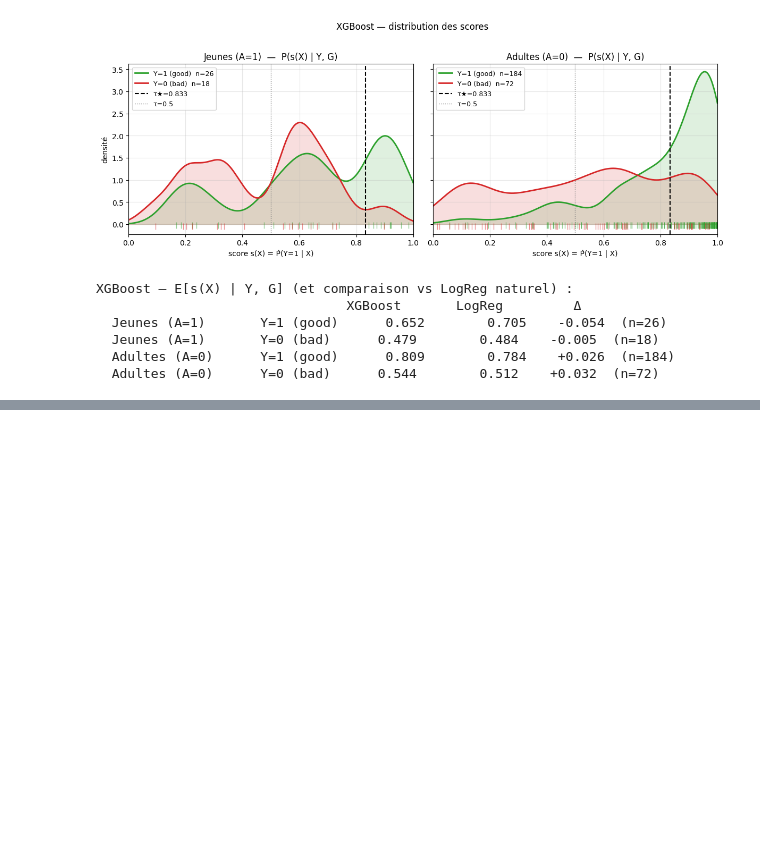
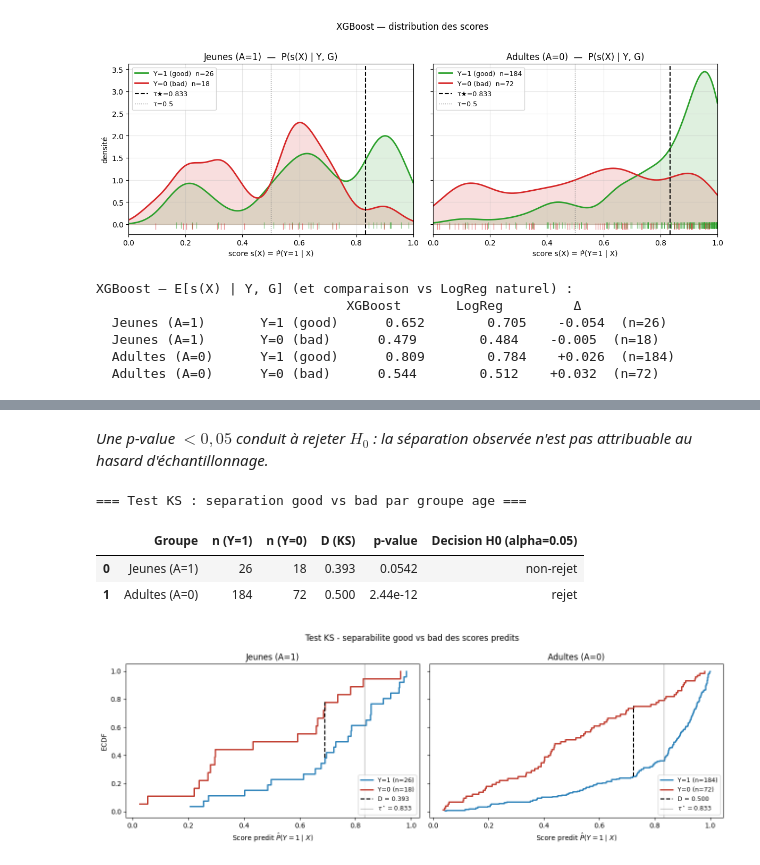
Before and after one commit to saraelmoun/fairness-tradeoffs-german-credit, a Jupyter notebook: notebooks/GermanSamedi.ipynb, the cells around one changed output, grey strips where cells are left out. Drawn from its saved outputs; the diff is of its cells as text; code cells hidden in the pictures; blank space fills up the shorter version.

```diff
--- a/notebooks/GermanSamedi.ipynb
+++ b/notebooks/GermanSamedi.ipynb
@@ -2214,0 +1907,63 @@ Jeunes en zone [0.5, 0.833) — top 15 par |pouvoir discriminant local|
+# %% [markdown]
+*Une p-value $< 0{,}05$ conduit à rejeter $H_0$ : la séparation observée n'est pas attribuable au hasard d'échantillonnage.*
+# %%
+from scipy.stats import ks_2samp
+import numpy as np
+import pandas as pd
+import matplotlib.pyplot as plt
+
+A = np.asarray(A_test); y = np.asarray(y_test)
+mask_young = (A == 1); mask_adult = (A == 0)
+
+# Scores predits P(Y=1 | X) par (groupe age, label)
+s_y_good = proba_test[mask_young & (y == 1)]
+s_y_bad  = proba_test[mask_young & (y == 0)]
+s_a_good = proba_test[mask_adult & (y == 1)]
+s_a_bad  = proba_test[mask_adult & (y == 0)]
+
+# Test KS a deux echantillons (bilateral)
+ks_young = ks_2samp(s_y_good, s_y_bad)
+ks_adult = ks_2samp(s_a_good, s_a_bad)
+
+res = pd.DataFrame({
+    'Groupe':                    ['Jeunes (A=1)', 'Adultes (A=0)'],
+    'n (Y=1)':                   [len(s_y_good),  len(s_a_good)],
+    'n (Y=0)':                   [len(s_y_bad),   len(s_a_bad)],
+    'D (KS)':                    [round(ks_young.statistic, 3), round(ks_adult.statistic, 3)],
+    'p-value':                   [f'{ks_young.pvalue:.3g}',     f'{ks_adult.pvalue:.3g}'],
+    'Decision H0 (alpha=0.05)':  ['rejet' if ks_young.pvalue < 0.05 else 'non-rejet',
+                                  'rejet' if ks_adult.pvalue < 0.05 else 'non-rejet'],
+})
+print('=== Test KS : separation good vs bad par groupe age ===')
+display(res)
+
+# Visualisation : D = ecart vertical maximal entre les deux ECDF
+fig, axes = plt.subplots(1, 2, figsize=(13, 4.5), sharey=True)
+
+def plot_ecdf(ax, s_good, s_bad, title, D):
+    g = np.sort(s_good); b = np.sort(s_bad)
+    Fg = np.arange(1, len(g)+1) / len(g)
+    Fb = np.arange(1, len(b)+1) / len(b)
+    ax.step(g, Fg, where='post', color='#2980B9', lw=2, label=f'Y=1 (n={len(g)})')
+    ax.step(b, Fb, where='post', color='#C0392B', lw=2, label=f'Y=0 (n={len(b)})')
+    grid = np.sort(np.unique(np.concatenate([g, b])))
+    Fg_g = np.searchsorted(g, grid, side='right') / len(g)
+    Fb_g = np.searchsorted(b, grid, side='right') / len(b)
+    i = int(np.argmax(np.abs(Fg_g - Fb_g)))
+    ax.vlines(grid[i], min(Fg_g[i], Fb_g[i]), max(Fg_g[i], Fb_g[i]),
+              color='black', lw=1.6, linestyles='--', label=f'D = {D:.3f}')
+    ax.axvline(0.833, color='gray', lw=1, alpha=0.6, label=r'$\tau^\star = 0.833$')
+    ax.set_title(title); ax.set_xlabel(r'Score predit $\hat{P}(Y=1\mid X)$')
+    ax.legend(loc='lower right', fontsize=9)
+
+plot_ecdf(axes[0], s_y_good, s_y_bad, 'Jeunes (A=1)',  ks_young.statistic)
+plot_ecdf(axes[1], s_a_good, s_a_bad, 'Adultes (A=0)', ks_adult.statistic)
+axes[0].set_ylabel('ECDF')
+plt.suptitle('Test KS - separabilite good vs bad des scores predits')
+plt.tight_layout(); plt.show()
+# %% [output]
+=== Test KS : separation good vs bad par groupe age ===
+|  | Groupe | n (Y=1) | n (Y=0) | D (KS) | p-value | Decision H0 (alpha=0.05) |
+| 0 | Jeunes (A=1) | 26 | 18 | 0.393 | 0.0542 | non-rejet |
+| 1 | Adultes (A=0) | 184 | 72 | 0.500 | 2.44e-12 | rejet |
+[figure, added]
```
Also changed, not shown: parts of 77 cells of this notebook, 1 other file.
